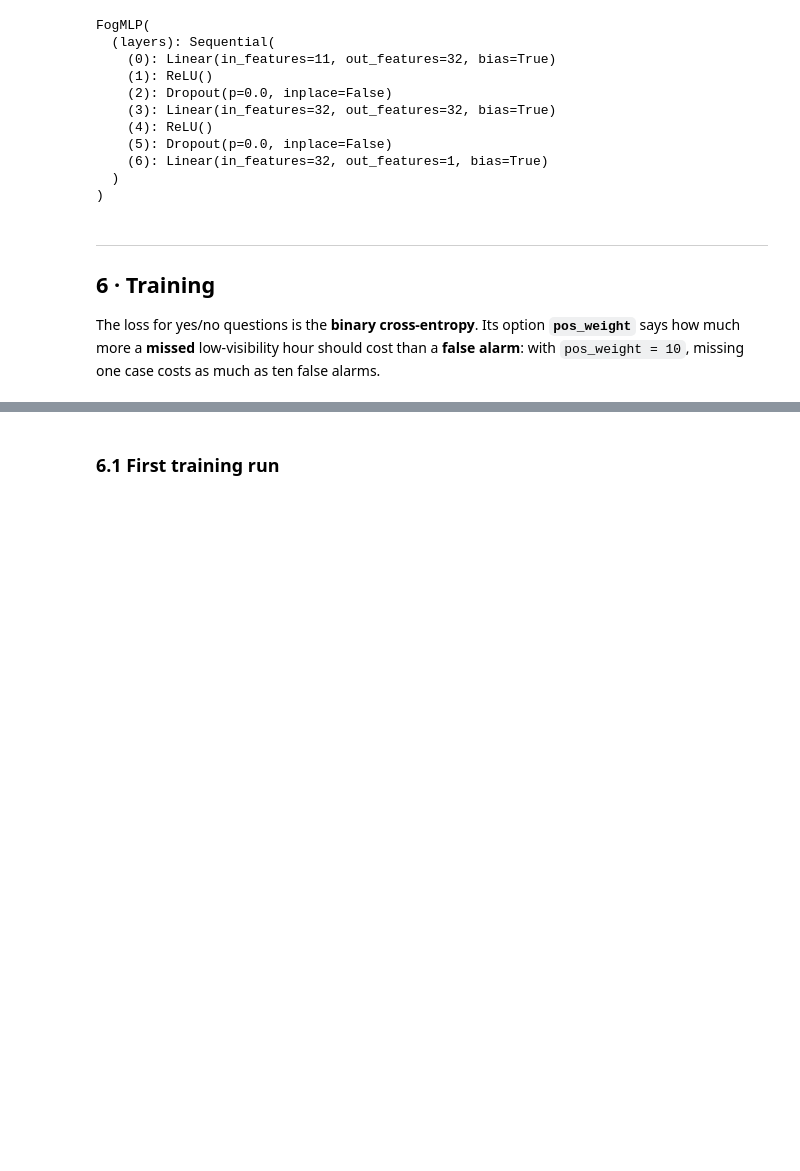
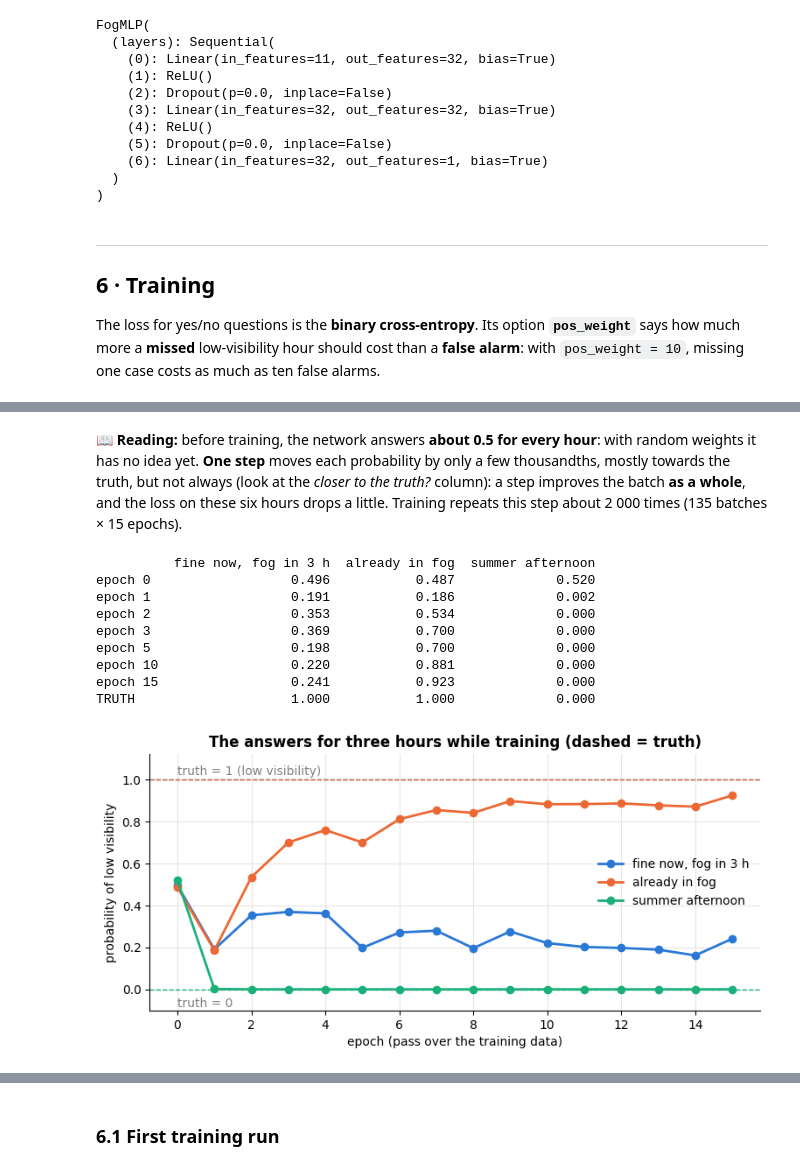
Before and after one commit to dblue-tech/ai-lab, a Jupyter notebook: lab2_low_visibility/solutions/Lab2_low_visibility_SOLUTIONS.ipynb, the cells around one changed output, grey strips where cells are left out. Cells and saved outputs as stored; diff of their text form; code cells hidden in the pictures; blank space fills up the shorter version.

```diff
--- a/lab2_low_visibility/solutions/Lab2_low_visibility_SOLUTIONS.ipynb
+++ b/lab2_low_visibility/solutions/Lab2_low_visibility_SOLUTIONS.ipynb
@@ -735,0 +795,53 @@ def plot_curves(results, labels, title):                               # draws l
+# %% [markdown]
+📖 **Reading:** before training, the network answers **about 0.5 for every hour**: with random weights it has no idea yet.
+**One step** moves each probability by only a few thousandths, mostly towards the truth, but not always (look at the *closer to the truth?* column):
+a step improves the batch **as a whole**, and the loss on these six hours drops a little. Training repeats this step about 2 000 times (135 batches × 15 epochs).
+# %%
+watch_hours = pd.to_datetime(["2022-12-31 20:50", "2023-01-01 00:50", "2023-07-15 14:50"])   # three of the hours above
+watch_rows = np.where(dataset.index.isin(watch_hours))[0]               # where they are among the examples
+watch_inputs = torch.tensor(X_scaled[watch_rows])                       # their inputs
+watch_truth = y_all[watch_rows]                                         # their truth (0 or 1)
+watch_names = ["fine now, fog in 3 h", "already in fog", "summer afternoon"]   # what each hour is
+
+
+def watch_probabilities():                                              # the demo network's answers for the three hours
+    demo_model.eval()                                                   # evaluation mode
+    with torch.no_grad():                                               # only looking
+        return torch.sigmoid(demo_model(watch_inputs)).numpy()          # probabilities between 0 and 1
+
+
+demo_loader = DataLoader(train_dataset, batch_size=256, shuffle=True)   # the training batches, as in train_model
+probabilities_per_epoch = [watch_probabilities()]                       # epoch 0: the answers after the single step above
+for demo_epoch in range(1, 16):                                         # 15 passes over ALL the training hours (about 2 000 steps)
+    train_one_epoch(demo_model, demo_loader, demo_loss_function, demo_optimizer)   # the same five steps, batch after batch
+    probabilities_per_epoch.append(watch_probabilities())               # after each pass, look at the three answers again
+
+probabilities_per_epoch = np.array(probabilities_per_epoch)             # table: one row per epoch, one column per hour
+shown = [0, 1, 2, 3, 5, 10, 15]                                          # the epochs we print
+epoch_table = pd.DataFrame(probabilities_per_epoch[shown].astype(float).round(3), index=["epoch " + str(e) for e in shown], columns=watch_names)
+epoch_table.loc["TRUTH"] = watch_truth                                  # add the truth as the last row
+print(epoch_table)                                                      # show the table
+
+plt.figure(figsize=(9, 3.8))                                            # new figure
+for k in range(3):                                                      # for each of the three hours...
+    plt.plot(probabilities_per_epoch[:, k], color=PALETTE[k], linewidth=2, marker="o", label=watch_names[k])   # ...its probability
+    plt.axhline(watch_truth[k], color=PALETTE[k], linestyle="--", linewidth=1)   # ...and its truth (dashed: 1 or 0)
+plt.ylim(-0.1, 1.12)                                                    # probabilities go from 0 to 1 (with room for the labels)
+plt.text(0, 1.02, "truth = 1 (low visibility)", color="grey")            # label of the upper dashed lines
+plt.text(0, -0.085, "truth = 0", color="grey")                          # label of the lower dashed line
+plt.xlabel("epoch (pass over the training data)")                       # horizontal axis label
+plt.ylabel("probability of low visibility")                             # vertical axis label
+plt.title("The answers for three hours while training (dashed = truth)")   # title
+plt.legend()                                                            # legend
+plt.show()                                                              # display
+# %% [output]
+          fine now, fog in 3 h  already in fog  summer afternoon
+epoch 0                  0.496           0.487             0.520
+epoch 1                  0.191           0.186             0.002
+epoch 2                  0.353           0.534             0.000
+epoch 3                  0.369           0.700             0.000
+epoch 5                  0.198           0.700             0.000
+epoch 10                 0.220           0.881             0.000
+epoch 15                 0.241           0.923             0.000
+TRUTH                    1.000           1.000             0.000
+[figure, added]
```
Also changed, not shown: parts of 3 cells of this notebook, 7 other files.
